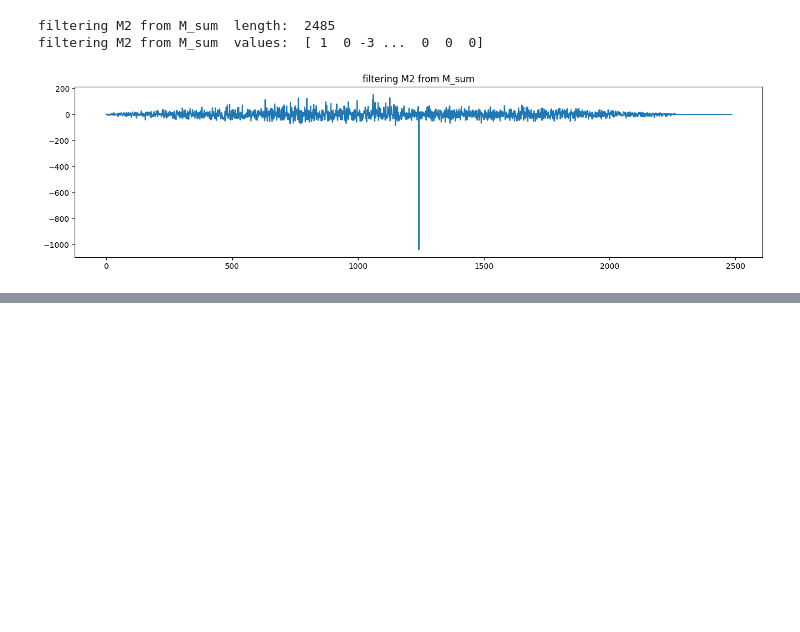
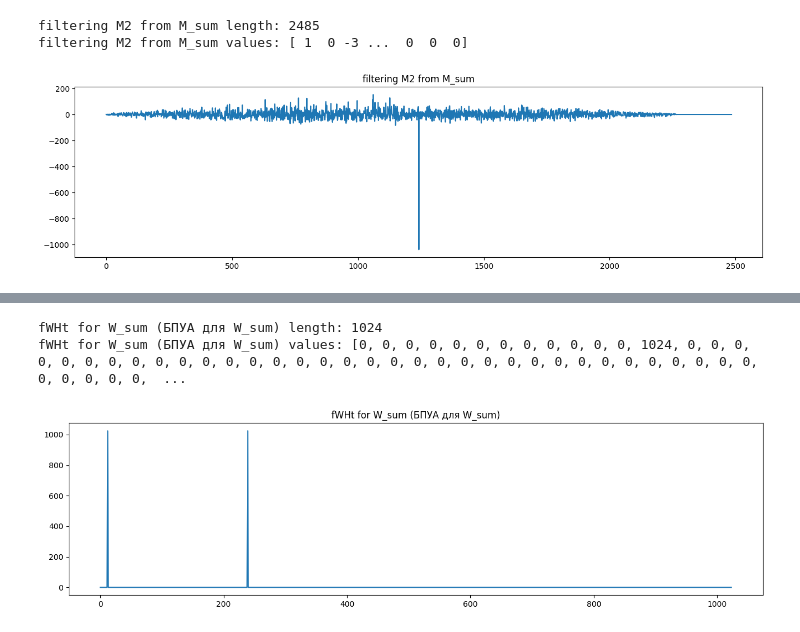
Before and after one commit to Shuregg/dsp-labs, a Jupyter notebook: Lab1_noise_like_signals.ipynb, the cells around one changed output, grey strips where cells are left out. Drawn from its saved outputs; the diff is of its cells as text; code cells hidden in the pictures; blank space fills up the shorter version.

```diff
--- a/Lab1_noise_like_signals.ipynb
+++ b/Lab1_noise_like_signals.ipynb
@@ -178,0 +240,10 @@ filtering M1 from M3  values:  [ 0.15842773  1.4463737  -2.01454547 ... -0.45781
+# %%
+# @title 2.3 Вычисление БПУА для суммы кодов W_sum при помощи функции sympy.discrete.transforms.fwht
+
+# fast Walsh-Hadamard transformation
+W_sum_fwht = fwht(W_sum)
+print_n_plot_signal(W_sum_fwht, "fWHt for W_sum (БПУА для W_sum)")
+# %% [output]
+fWHt for W_sum (БПУА для W_sum) length: 1024
+fWHt for W_sum (БПУА для W_sum) values: [0, 0, 0, 0, 0, 0, 0, 0, 0, 0, 0, 0, 1024, 0, 0, 0, 0, 0, 0, 0, 0, 0, 0, 0, 0, 0, 0, 0, 0, 0, 0, 0, 0, 0, 0, 0, 0, 0, 0, 0, 0, 0, 0, 0, 0, 0, 0, 0, 0, 0, 0, 0,  ...
+[figure, added]
```
Also changed, not shown: parts of 16 cells of this notebook.
